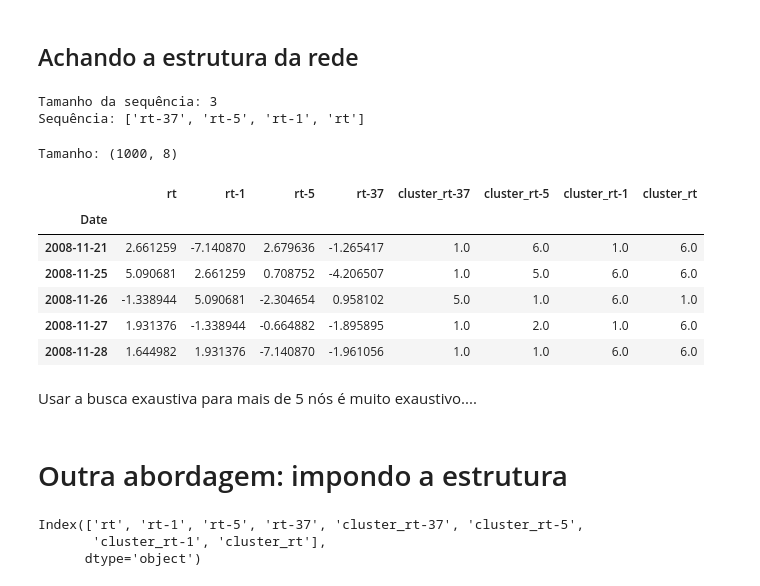
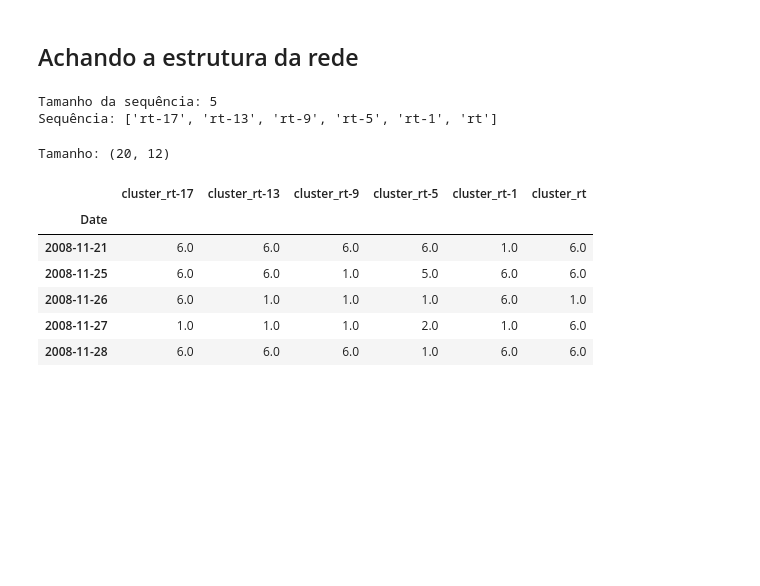
Before and after one commit to cafe-com-analytics/stock_market_index_daily_direction, a Jupyter notebook: notebooks/01_reproducing_paper_using_pomegranate.ipynb, the cells around one changed output. Drawn from its saved outputs; the diff is of its cells as text; code cells hidden in the pictures; blank space fills up the shorter version.

```diff
--- a/notebooks/01_reproducing_paper_using_pomegranate.ipynb
+++ b/notebooks/01_reproducing_paper_using_pomegranate.ipynb
@@ -263,36 +185,38 @@ Agora, vamos avaliar as métricas indicadas no artigo:
 # %% [markdown]
 ## Achando a estrutura da rede
 # %%
-# sequencia = np.arange(1, 12, 4)
-sequencia = [1,5,37]
+sequencia = np.arange(1, 20, 4)
+# sequencia = [1,5,37]
 sequencia_rt = list(["rt-"+str(_) for _ in sequencia][::-1])
 sequencia_rt.append('rt')
 
 print(f"""\nTamanho da sequência: {len(sequencia)}
 Sequência: {sequencia_rt}""")
 # %% [output]
-Tamanho da sequência: 3
-Sequência: ['rt-37', 'rt-5', 'rt-1', 'rt']
+Tamanho da sequência: 5
+Sequência: ['rt-17', 'rt-13', 'rt-9', 'rt-5', 'rt-1', 'rt']
 # %%
 X_train_network = X_train[["rt"]].copy()
 X_train_network = create_shifted_rt(X_train_network, sequencia)
 X_train_network = uniform_clustering(X_train_network, sequencia_rt)
 
 X_train_network.dropna(how="any", axis=0, inplace=True)
 # X_train_network = X_train_network.sample(100, random_state=0).copy()
-X_train_network = X_train_network.iloc[-1000:,]
+X_train_network = X_train_network.iloc[-20:,]
 
 lst_cluster = [column for column in X_train_network.columns if 'cluster_' in column]
 
 print(f"Tamanho: {X_train_network.shape}")
 
+X_train_network = X_train_network[lst_cluster].copy()
+
 X_train_network.tail(5)
 # %% [output]
-Tamanho: (1000, 8)
+Tamanho: (20, 12)
-|  | rt | rt-1 | rt-5 | rt-37 | cluster_rt-37 | cluster_rt-5 | cluster_rt-1 | cluster_rt |
-| Date |  |  |  |  |  |  |  |  |
-| 2008-11-21 | 2.661259 | -7.140870 | 2.679636 | -1.265417 | 1.0 | 6.0 | 1.0 | 6.0 |
-| 2008-11-25 | 5.090681 | 2.661259 | 0.708752 | -4.206507 | 1.0 | 5.0 | 6.0 | 6.0 |
-| 2008-11-26 | -1.338944 | 5.090681 | -2.304654 | 0.958102 | 5.0 | 1.0 | 6.0 | 1.0 |
-| 2008-11-27 | 1.931376 | -1.338944 | -0.664882 | -1.895895 | 1.0 | 2.0 | 1.0 | 6.0 |
-| 2008-11-28 | 1.644982 | 1.931376 | -7.140870 | -1.961056 | 1.0 | 1.0 | 6.0 | 6.0 |
+|  | cluster_rt-17 | cluster_rt-13 | cluster_rt-9 | cluster_rt-5 | cluster_rt-1 | cluster_rt |
+| Date |  |  |  |  |  |  |
+| 2008-11-21 | 6.0 | 6.0 | 6.0 | 6.0 | 1.0 | 6.0 |
+| 2008-11-25 | 6.0 | 6.0 | 1.0 | 5.0 | 6.0 | 6.0 |
+| 2008-11-26 | 6.0 | 1.0 | 1.0 | 1.0 | 6.0 | 1.0 |
+| 2008-11-27 | 1.0 | 1.0 | 1.0 | 2.0 | 1.0 | 6.0 |
+| 2008-11-28 | 6.0 | 6.0 | 6.0 | 1.0 | 6.0 | 6.0 |
@@ -334,10 +222,0 @@ else:
-# %% [markdown]
-Usar a busca exaustiva para mais de 5 nós é muito exaustivo....
-# %% [markdown]
-# Outra abordagem: impondo a estrutura
-# %%
-X_train_network.columns
-# %% [output]
-Index(['rt', 'rt-1', 'rt-5', 'rt-37', 'cluster_rt-37', 'cluster_rt-5',
-       'cluster_rt-1', 'cluster_rt'],
-      dtype='object')
```
Also changed, not shown: parts of 31 cells of this notebook.
